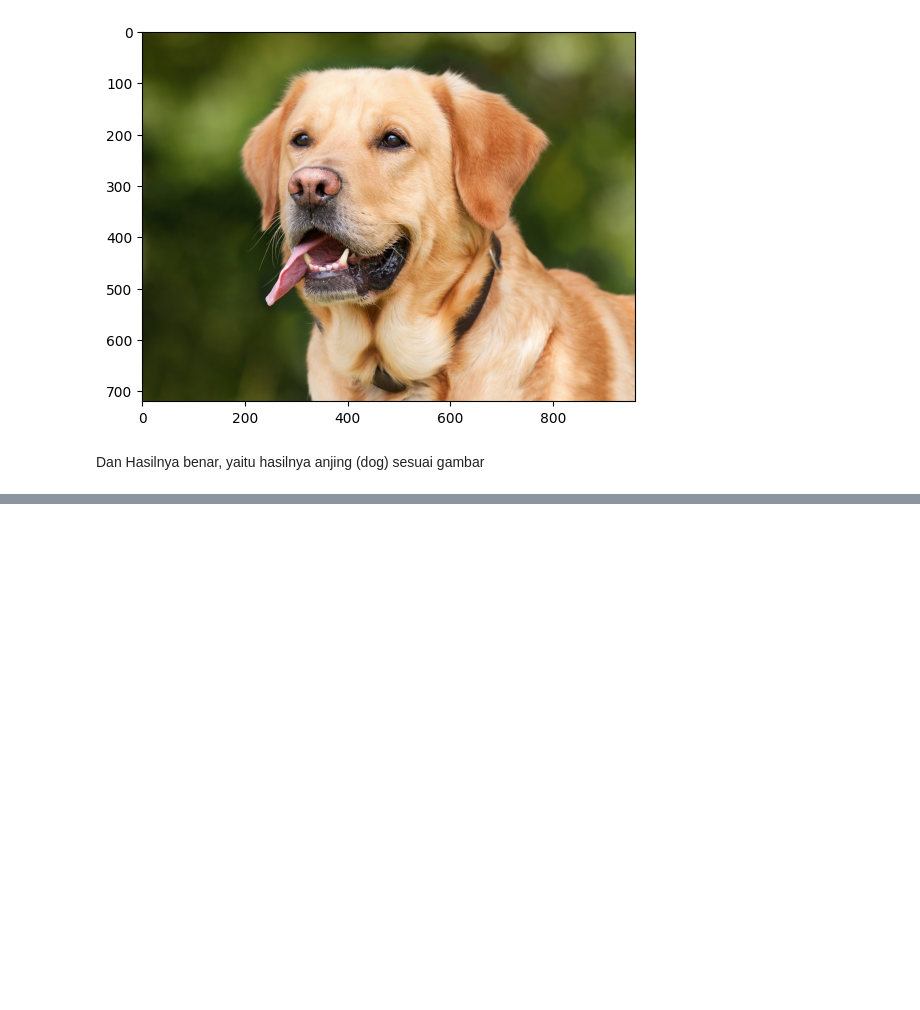
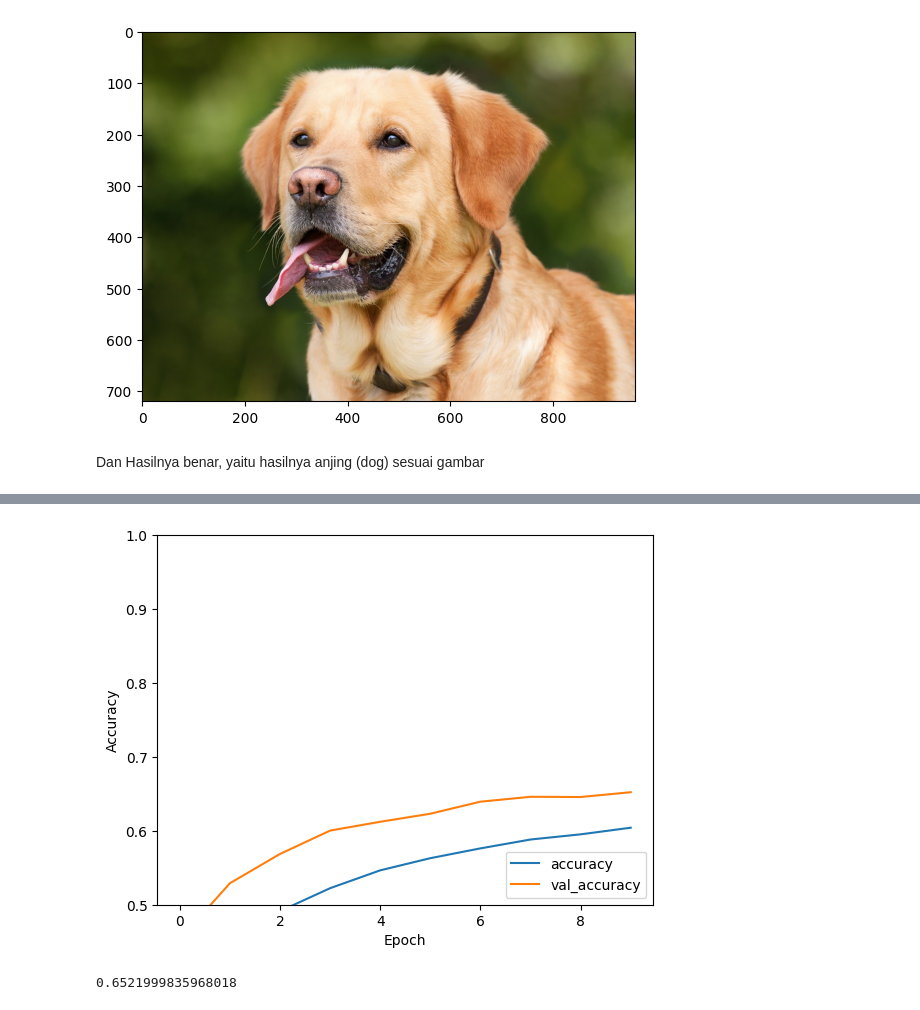
Before and after one commit to izamulfikri/machine-learning, a Jupyter notebook: week11.ipynb, the cells around one changed output, grey strips where cells are left out. Saved outputs shown, nothing was run; the diff lists cells and outputs as text; code cells hidden in the pictures; blank space fills up the shorter version.

```diff
--- a/week11.ipynb
+++ b/week11.ipynb
@@ -143,0 +274,61 @@ Dan Hasilnya benar, yaitu hasilnya anjing (dog) sesuai gambar
+# %%
+# Import library yang diperlukan
+import tensorflow as tf
+from tensorflow.keras import layers, models, regularizers
+
+# Membuat model sequential
+model = models.Sequential()
+
+# Layer konvolusi pertama dengan 32 filter, ukuran kernel 3x3, fungsi aktivasi ReLU, dan input shape 32x32x3
+model.add(layers.Conv2D(32, (3, 3), activation='relu', input_shape=(32, 32, 3)))
+
+# Layer max pooling dengan ukuran pool 2x2 untuk mengurangi dimensi spasial
+model.add(layers.MaxPooling2D((2, 2)))
+
+# Menambahkan dropout untuk regularisasi, yang secara acak "mematikan" neuron selama pelatihan untuk menghindari overfitting
+model.add(layers.Dropout(0.25))
+
+# Layer konvolusi kedua dengan 64 filter dan fungsi aktivasi ReLU
+model.add(layers.Conv2D(64, (3, 3), activation='relu'))
+
+# Layer max pooling kedua
+model.add(layers.MaxPooling2D((2, 2)))
+
+# Dropout kedua
+model.add(layers.Dropout(0.25))
+
+# Layer konvolusi ketiga dengan 64 filter dan fungsi aktivasi ReLU
+model.add(layers.Conv2D(64, (3, 3), activation='relu'))
+
+# Mengubah tensor 3D menjadi tensor 1D
+model.add(layers.Flatten())
+
+# Layer dense dengan 64 neuron dan fungsi aktivasi ReLU
+model.add(layers.Dense(64, activation='relu', kernel_regularizer=regularizers.l2(0.01)))
+
+# Dropout ketiga
+model.add(layers.Dropout(0.5))
+
+# Layer output dengan 10 neuron (untuk 10 kelas) dan tanpa fungsi aktivasi
+model.add(layers.Dense(10))
+
+# Mengkompilasi model dengan optimizer Adam, loss function Sparse Categorical Crossentropy, dan metrik akurasi
+model.compile(optimizer='adam',
+              loss=tf.keras.losses.SparseCategoricalCrossentropy(from_logits=True),
+              metrics=['accuracy'])
+
+# Melakukan pelatihan model dengan data pelatihan dan validasi
+history = model.fit(train_images, train_labels, epochs=10,
+                    validation_data=(test_images, test_labels))
+
+# Membuat plot akurasi pelatihan dan validasi
+plt.plot(history.history['accuracy'], label='accuracy')
+plt.plot(history.history['val_accuracy'], label = 'val_accuracy')
+plt.xlabel('Epoch')
+plt.ylabel('Accuracy')
+plt.ylim([0.5, 1])
+plt.legend(loc='lower right')
+
+# Mengevaluasi model dengan data tes
+test_loss, test_acc = model.evaluate(test_images, test_labels, verbose=2)
+# %% [output]
@@ -143,0 +352,5 @@ Dan Hasilnya benar, yaitu hasilnya anjing (dog) sesuai gambar
+[figure, added]
+# %%
+print(test_acc)
+# %% [output]
+0.6521999835968018
```
Also changed, not shown: parts of 33 cells of this notebook.
